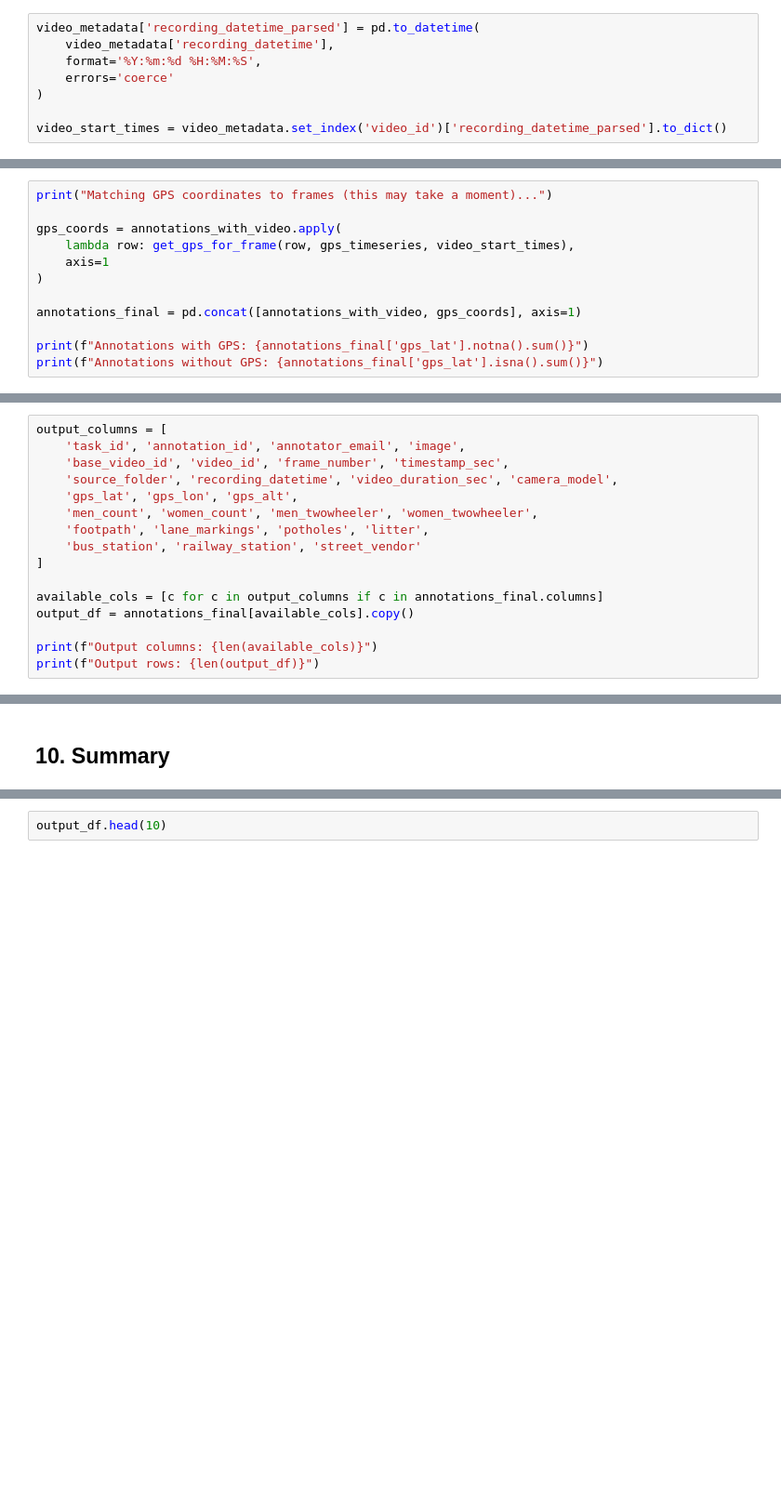
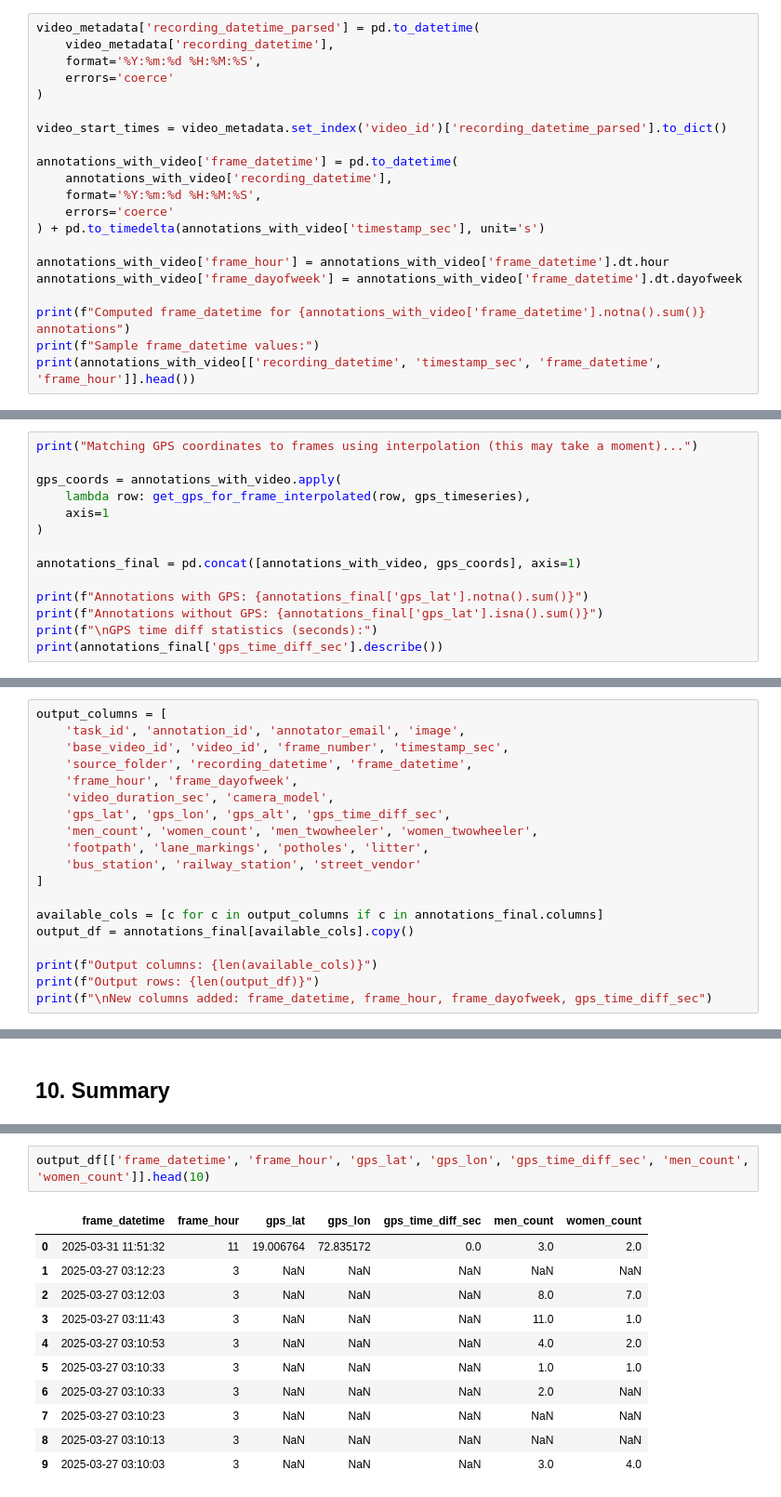
Before and after one commit to geosensing/missing_women, a Jupyter notebook: scripts/analysis/preprocess_mumbai.ipynb, the cells around one changed output, grey strips where cells are left out. Shown at 93% size. Saved outputs shown, nothing was run; the diff lists cells and outputs as text; blank space fills up the shorter version.

```diff
--- a/scripts/analysis/preprocess_mumbai.ipynb
+++ b/scripts/analysis/preprocess_mumbai.ipynb
@@ -263,3 +365,16 @@ video_metadata['recording_datetime_parsed'] = pd.to_datetime(
 )
 
 video_start_times = video_metadata.set_index('video_id')['recording_datetime_parsed'].to_dict()
+
+annotations_with_video['frame_datetime'] = pd.to_datetime(
+    annotations_with_video['recording_datetime'],
+    format='%Y:%m:%d %H:%M:%S',
+    errors='coerce'
+) + pd.to_timedelta(annotations_with_video['timestamp_sec'], unit='s')
+
+annotations_with_video['frame_hour'] = annotations_with_video['frame_datetime'].dt.hour
+annotations_with_video['frame_dayofweek'] = annotations_with_video['frame_datetime'].dt.dayofweek
+
+print(f"Computed frame_datetime for {annotations_with_video['frame_datetime'].notna().sum()} annotations")
+print(f"Sample frame_datetime values:")
+print(annotations_with_video[['recording_datetime', 'timestamp_sec', 'frame_datetime', 'frame_hour']].head())
@@ -295,9 +448,9 @@ def get_gps_for_frame(row, gps_df, video_start_times):
     })
 # %%
-print("Matching GPS coordinates to frames (this may take a moment)...")
+print("Matching GPS coordinates to frames using interpolation (this may take a moment)...")
 
 gps_coords = annotations_with_video.apply(
-    lambda row: get_gps_for_frame(row, gps_timeseries, video_start_times),
+    lambda row: get_gps_for_frame_interpolated(row, gps_timeseries),
     axis=1
 )
 
@@ -305,3 +458,5 @@ annotations_final = pd.concat([annotations_with_video, gps_coords], axis=1)
 
 print(f"Annotations with GPS: {annotations_final['gps_lat'].notna().sum()}")
 print(f"Annotations without GPS: {annotations_final['gps_lat'].isna().sum()}")
+print(f"\nGPS time diff statistics (seconds):")
+print(annotations_final['gps_time_diff_sec'].describe())
@@ -329,8 +499,10 @@ for col in count_cols:
 output_columns = [
     'task_id', 'annotation_id', 'annotator_email', 'image',
     'base_video_id', 'video_id', 'frame_number', 'timestamp_sec',
-    'source_folder', 'recording_datetime', 'video_duration_sec', 'camera_model',
-    'gps_lat', 'gps_lon', 'gps_alt',
+    'source_folder', 'recording_datetime', 'frame_datetime',
+    'frame_hour', 'frame_dayofweek',
+    'video_duration_sec', 'camera_model',
+    'gps_lat', 'gps_lon', 'gps_alt', 'gps_time_diff_sec',
     'men_count', 'women_count', 'men_twowheeler', 'women_twowheeler',
     'footpath', 'lane_markings', 'potholes', 'litter',
     'bus_station', 'railway_station', 'street_vendor'
@@ -341,3 +513,4 @@ output_df = annotations_final[available_cols].copy()
 
 print(f"Output columns: {len(available_cols)}")
 print(f"Output rows: {len(output_df)}")
+print(f"\nNew columns added: frame_datetime, frame_hour, frame_dayofweek, gps_time_diff_sec")
@@ -368,2 +577,14 @@ if output_df['gps_lat'].notna().any():
 # %%
-output_df.head(10)
+output_df[['frame_datetime', 'frame_hour', 'gps_lat', 'gps_lon', 'gps_time_diff_sec', 'men_count', 'women_count']].head(10)
+# %% [output]
+|  | frame_datetime | frame_hour | gps_lat | gps_lon | gps_time_diff_sec | men_count | women_count |
+| 0 | 2025-03-31 11:51:32 | 11 | 19.006764 | 72.835172 | 0.0 | 3.0 | 2.0 |
+| 1 | 2025-03-27 03:12:23 | 3 | NaN | NaN | NaN | NaN | NaN |
+| 2 | 2025-03-27 03:12:03 | 3 | NaN | NaN | NaN | 8.0 | 7.0 |
+| 3 | 2025-03-27 03:11:43 | 3 | NaN | NaN | NaN | 11.0 | 1.0 |
+| 4 | 2025-03-27 03:10:53 | 3 | NaN | NaN | NaN | 4.0 | 2.0 |
+| 5 | 2025-03-27 03:10:33 | 3 | NaN | NaN | NaN | 1.0 | 1.0 |
+| 6 | 2025-03-27 03:10:33 | 3 | NaN | NaN | NaN | 2.0 | NaN |
+| 7 | 2025-03-27 03:10:23 | 3 | NaN | NaN | NaN | NaN | NaN |
+| 8 | 2025-03-27 03:10:13 | 3 | NaN | NaN | NaN | NaN | NaN |
+| 9 | 2025-03-27 03:10:03 | 3 | NaN | NaN | NaN | 3.0 | 4.0 |
```
Also changed, not shown: parts of 20 cells of this notebook, 2 other files.
